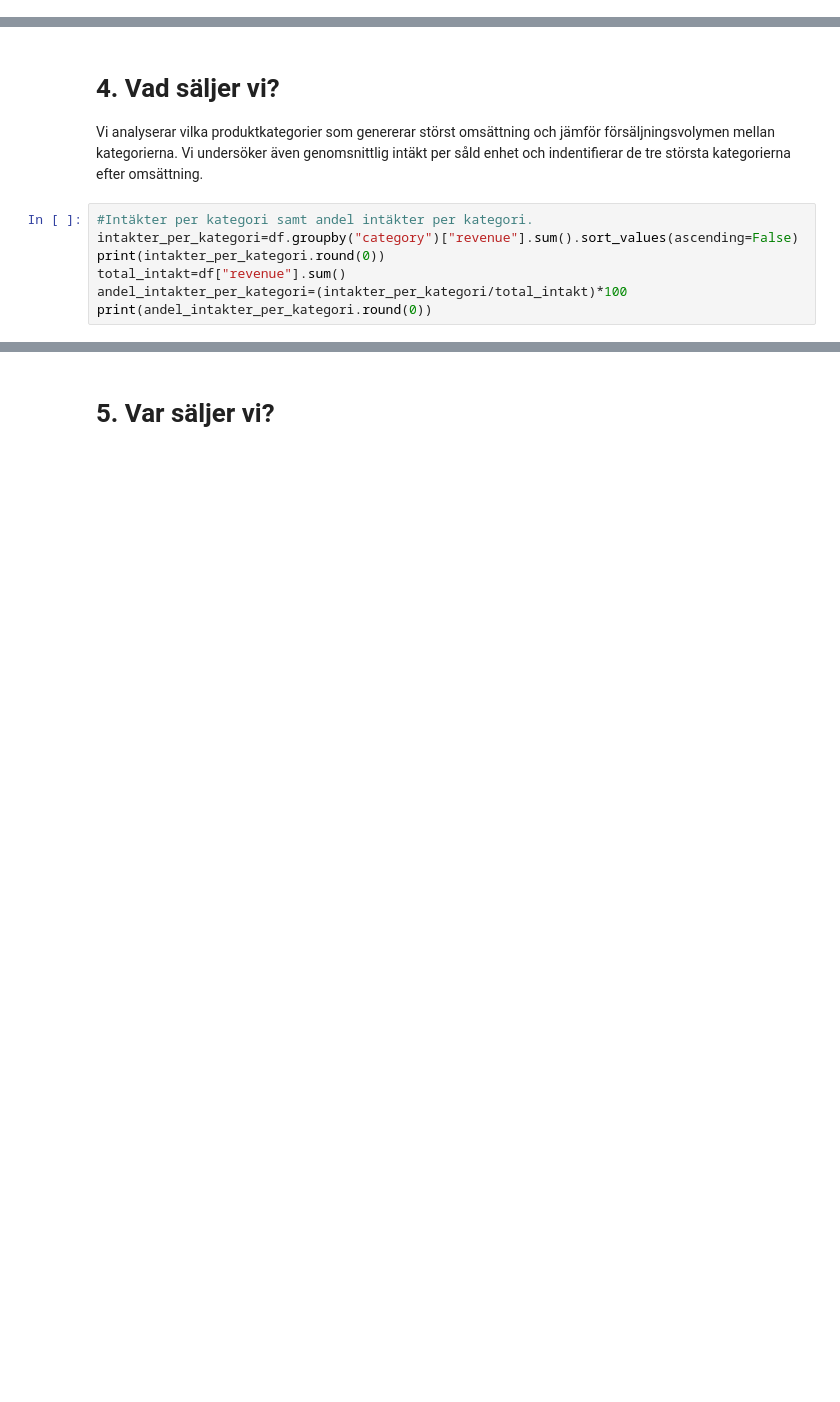
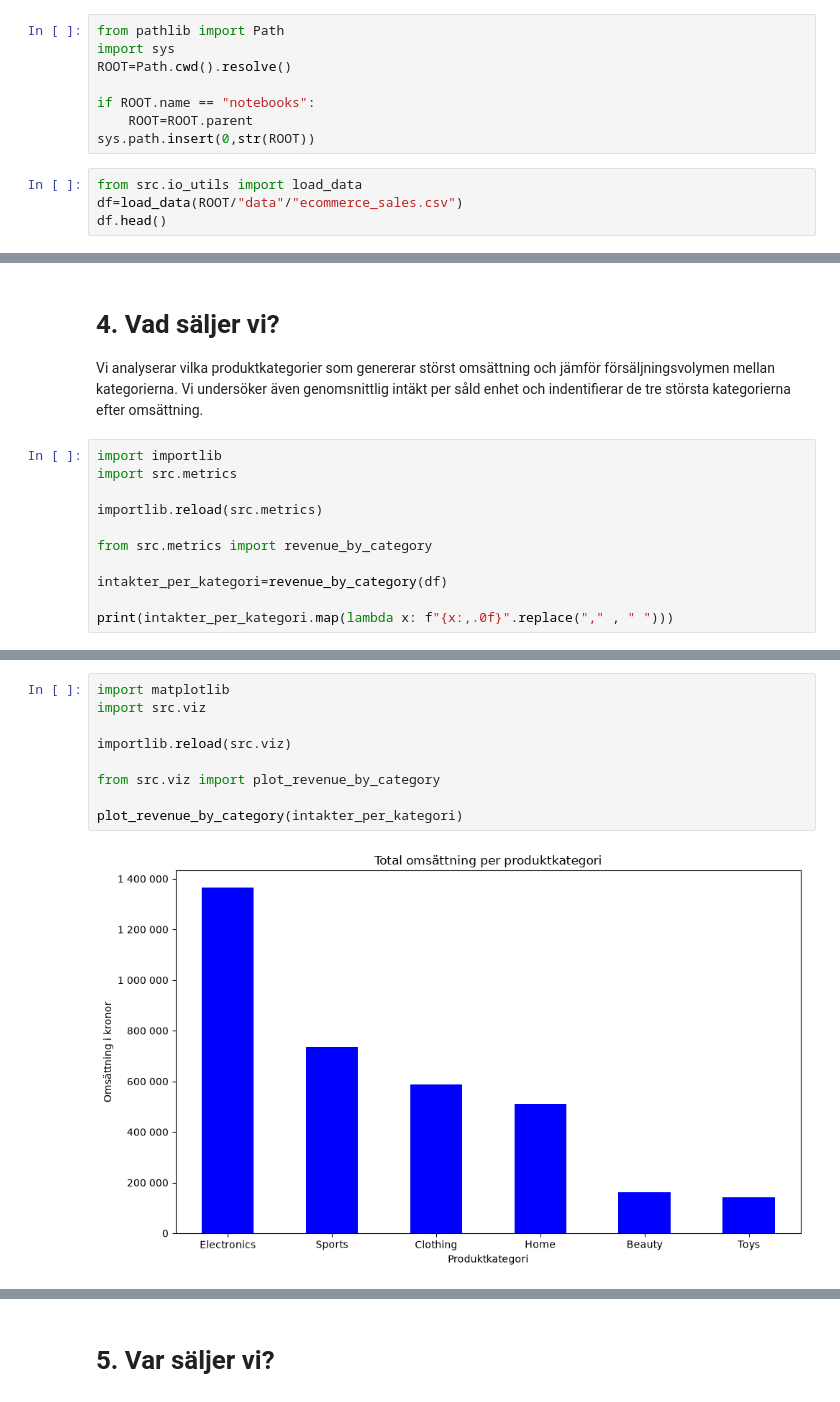
Before and after one commit to VafaNasirova-analytics/e-handel-analys, a Jupyter notebook: notebooks/report.ipynb, the cells around one changed output, grey strips where cells are left out. Cells and saved outputs as stored; diff of their text form; blank space fills up the shorter version.

Commit message:
Sammanstallning av slutrapport med analyser och diagram

```diff
--- a/notebooks/report.ipynb
+++ b/notebooks/report.ipynb
@@ -41,0 +56,12 @@ dtype: int64
+# %%
+from pathlib import Path
+import sys
+ROOT=Path.cwd().resolve()
+
+if ROOT.name == "notebooks":
+    ROOT=ROOT.parent
+sys.path.insert(0,str(ROOT))
+# %%
+from src.io_utils import load_data
+df=load_data(ROOT/"data"/"ecommerce_sales.csv")
+df.head()
@@ -60,11 +107,15 @@ Genomsnittlig ordervärde (AOV): 1401.1068920000002 kr
 # 4. Vad säljer vi?
 Vi analyserar vilka produktkategorier som genererar störst omsättning och jämför försäljningsvolymen mellan kategorierna. Vi undersöker även genomsnittlig intäkt per såld enhet och indentifierar de tre största kategorierna efter omsättning.
 # %%
-#Intäkter per kategori samt andel intäkter per kategori.
-intakter_per_kategori=df.groupby("category")["revenue"].sum().sort_values(ascending=False)
-print(intakter_per_kategori.round(0))
-total_intakt=df["revenue"].sum()
-andel_intakter_per_kategori=(intakter_per_kategori/total_intakt)*100
-print(andel_intakter_per_kategori.round(0))
+import importlib
+import src.metrics
+
+importlib.reload(src.metrics)
+
+from src.metrics import revenue_by_category
+
+intakter_per_kategori=revenue_by_category(df)
+
+print(intakter_per_kategori.map(lambda x: f"{x:,.0f}".replace("," , " ")))
 # %% [output]
 category
@@ -86 +129,12 @@ Name: revenue, dtype: float64
+# %%
+import matplotlib
+import src.viz
+
+importlib.reload(src.viz)
+
+from src.viz import plot_revenue_by_category
+
+plot_revenue_by_category(intakter_per_kategori)
+# %% [output]
+[figure, added]
 # %%
```
Also changed, not shown: parts of 48 cells of this notebook, 2 other files.
